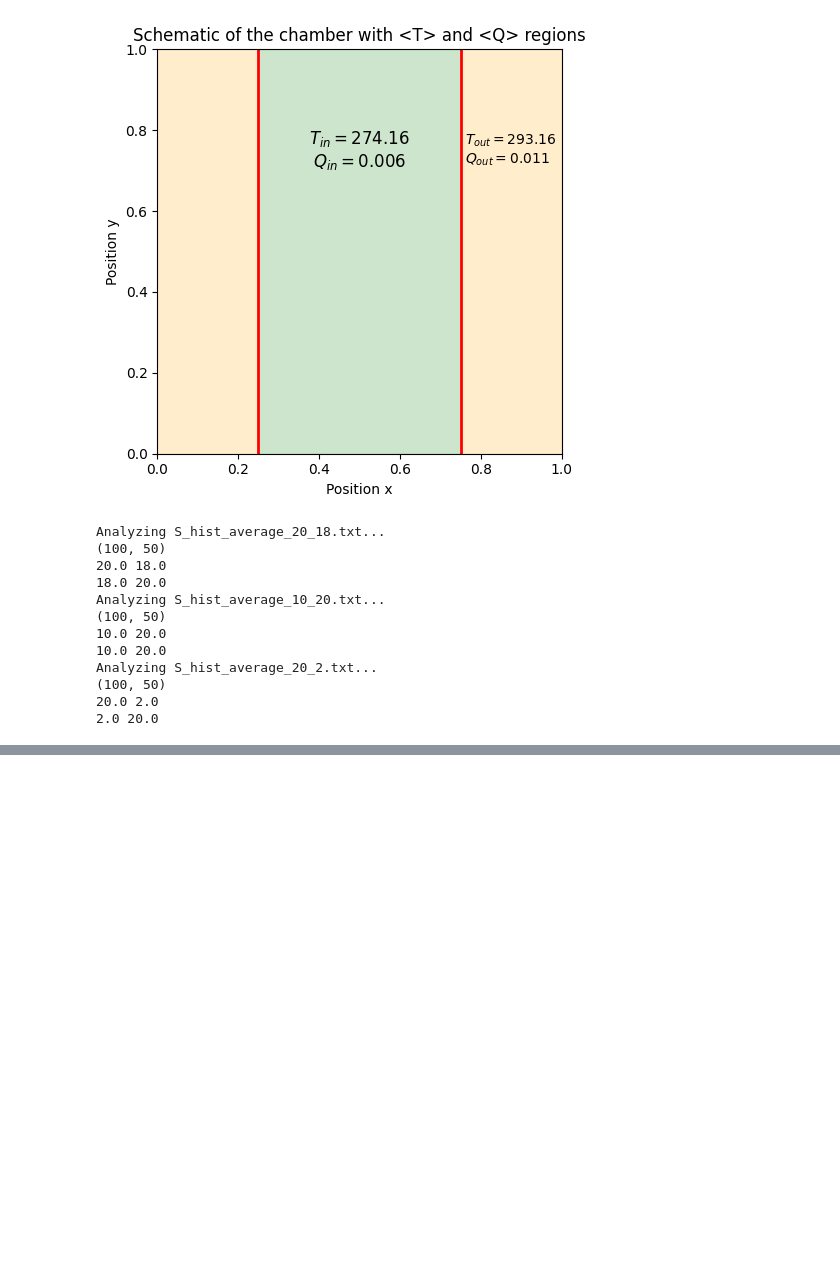
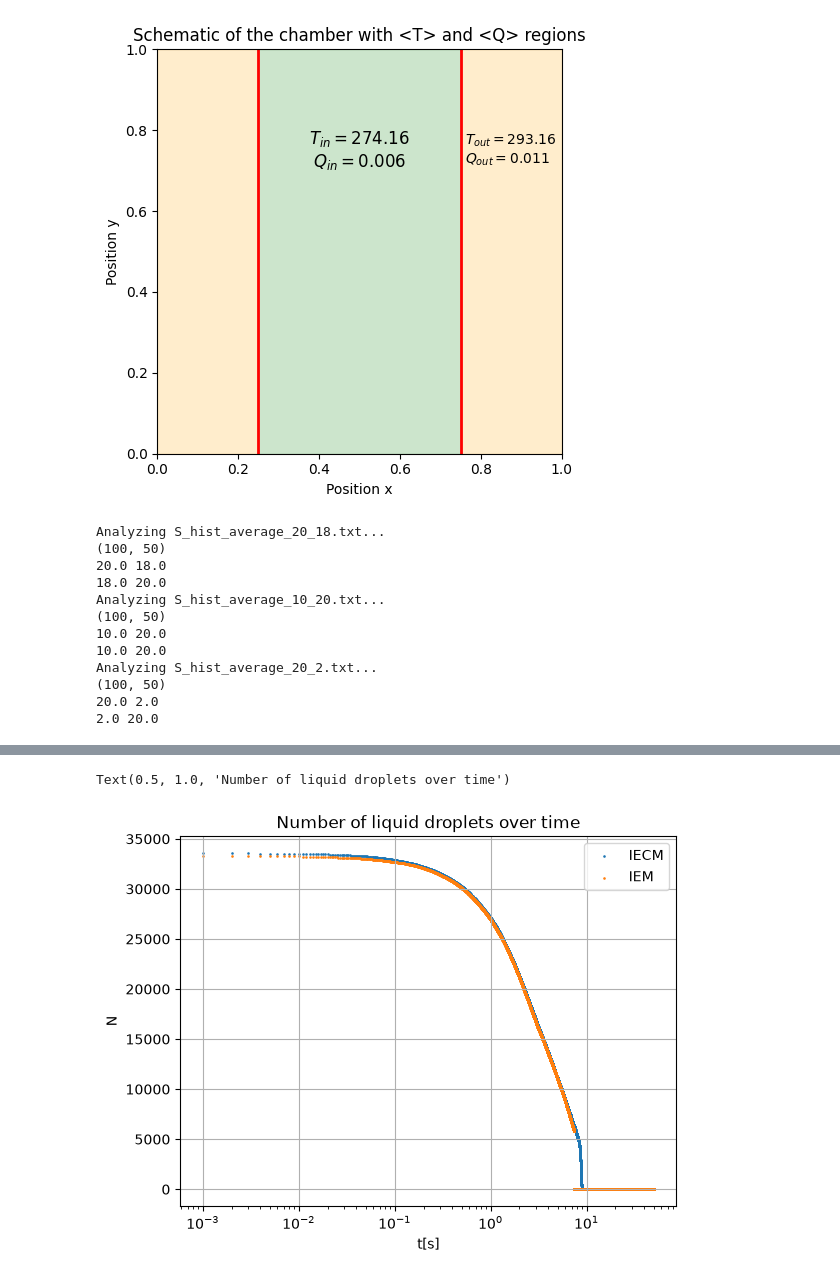
Before and after one commit to Piotr-Marczak13/cloud-physics, a Jupyter notebook: supersaturation_simulation.ipynb, the cells around one changed output, grey strips where cells are left out. Drawn from its saved outputs; the diff is of its cells as text; code cells hidden in the pictures; blank space fills up the shorter version.

```diff
--- a/supersaturation_simulation.ipynb
+++ b/supersaturation_simulation.ipynb
@@ -1,8 +5,12 @@
 # %%
 import numpy as np
 import matplotlib.pyplot as plt
+from scipy.ndimage import gaussian_filter
 from tqdm import tqdm
-import matplotlib.animation as animation
-from IPython.display import HTML
-plt.rcParams["animation.html"] = "jshtml"
+import Models.Gas as Gas
+import importlib
+importlib.reload(Gas)
+from Models.Gas import *
+import os
+from datetime import datetime
 # %%
@@ -437,0 +476,15 @@ Analyzing S_hist_average_20_2.txt...
+# %%
+IECM = np.loadtxt("output/05-10-2026_2/NT_IECM.txt")
+IEM = np.loadtxt("output/05-10-2026_1/NT_IEM.txt")
+xaxis = np.arange(0,len(IECM)*1e-3,1e-3)
+plt.scatter(x=xaxis,y=IECM, label = "IECM",marker='.',s = 3)
+plt.scatter(x=xaxis,y=IEM, label = "IEM",marker='.',s = 3)
+plt.legend()
+plt.xscale('log')
+plt.grid()
+plt.xlabel("t[s]")
+plt.ylabel("N")
+plt.title("Number of liquid droplets over time")
+# %% [output]
+Text(0.5, 1.0, 'Number of liquid droplets over time')
+[figure, added]
```
Also changed, not shown: parts of 11 cells of this notebook, 2 other files.
